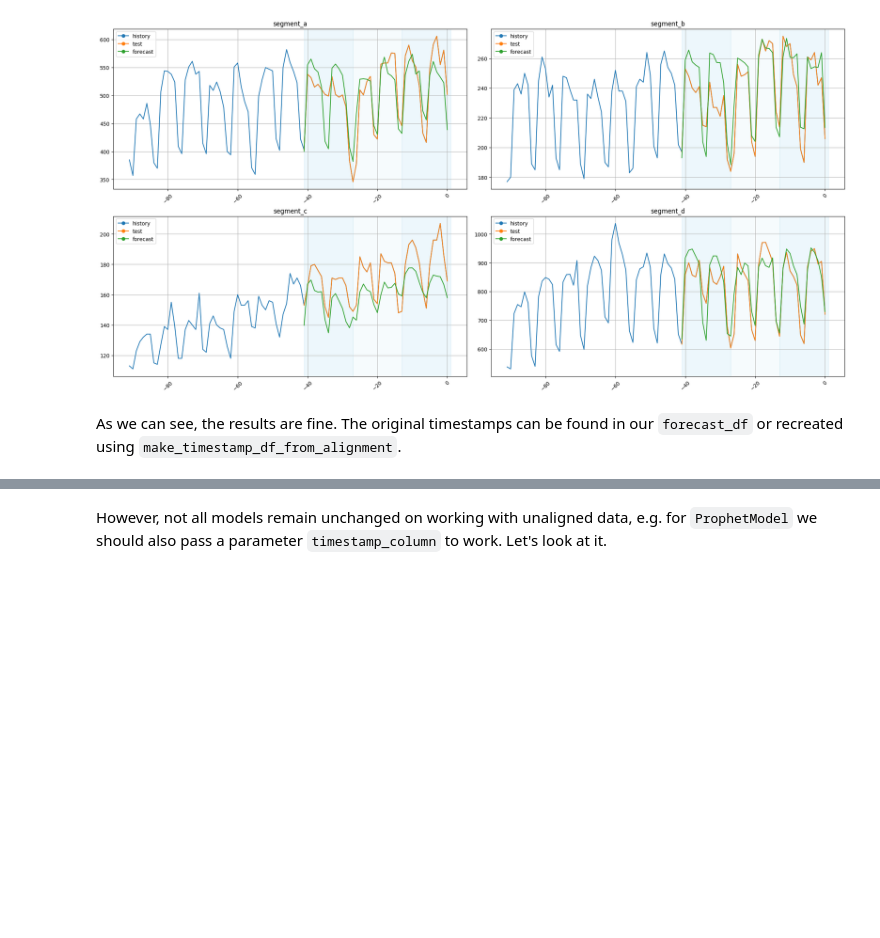
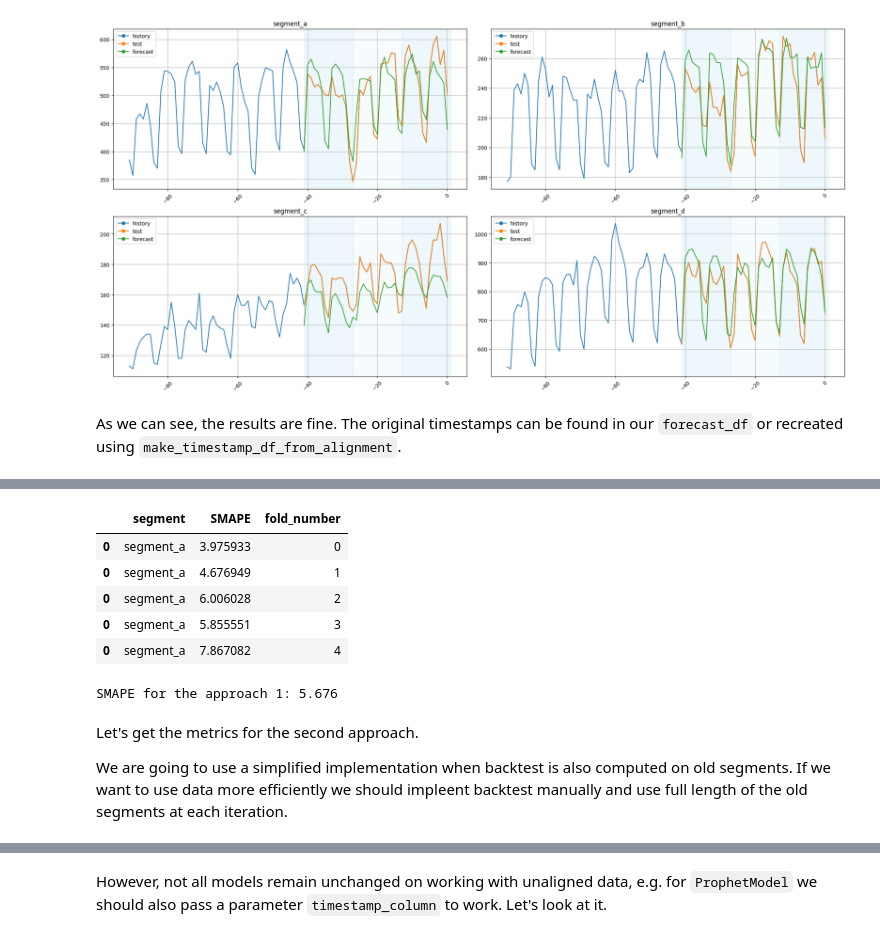
Before and after one commit to etna-team/etna, a Jupyter notebook: examples/307-working_with_misaligned_data.ipynb, the cells around one changed output, grey strips where cells are left out. Drawn from its saved outputs; the diff is of its cells as text; code cells hidden in the pictures; blank space fills up the shorter version.

```diff
--- a/examples/307-working_with_misaligned_data.ipynb
+++ b/examples/307-working_with_misaligned_data.ipynb
@@ -270,0 +290,10 @@ As we can see, the results are fine. The original timestamps can be found in our
+# %%
+cur_df = df_aligned[df_aligned["segment"] == "segment_a"]
+cur_df_exog = df_exog[df_exog["segment"] == "segment_a"]
+ts_segment_a = TSDataset(df=cur_df, df_exog=cur_df_exog, freq=None, known_future="all")
+# %%
+model = CatBoostMultiSegmentModel()
+transforms = [log, trend, lags, seg, mean, date_flags, fourier, is_holiday]
+pipeline = Pipeline(model=model, transforms=transforms, horizon=HORIZON)
+# %%
+metrics_df_1, forecast_df_1, fold_info_df_1 = pipeline.backtest(ts=ts_segment_a, metrics=[SMAPE()], n_folds=5)
@@ -270,0 +318,17 @@ As we can see, the results are fine. The original timestamps can be found in our
+# %%
+metrics_df_1
+# %% [output]
+|  | segment | SMAPE | fold_number |
+| 0 | segment_a | 3.975933 | 0 |
+| 0 | segment_a | 4.676949 | 1 |
+| 0 | segment_a | 6.006028 | 2 |
+| 0 | segment_a | 5.855551 | 3 |
+| 0 | segment_a | 7.867082 | 4 |
+# %%
+print(f"SMAPE for the approach 1: {metrics_df_1['SMAPE'].mean():.3f}")
+# %% [output]
+SMAPE for the approach 1: 5.676
+# %% [markdown]
+Let's get the metrics for the second approach.
+
+We are going to use a simplified implementation when backtest is also computed on old segments. If we want to use data more efficiently we should impleent backtest manually and use full length of the old segments at each iteration.
```
Also changed, not shown: parts of 23 cells of this notebook, 1 other file.
